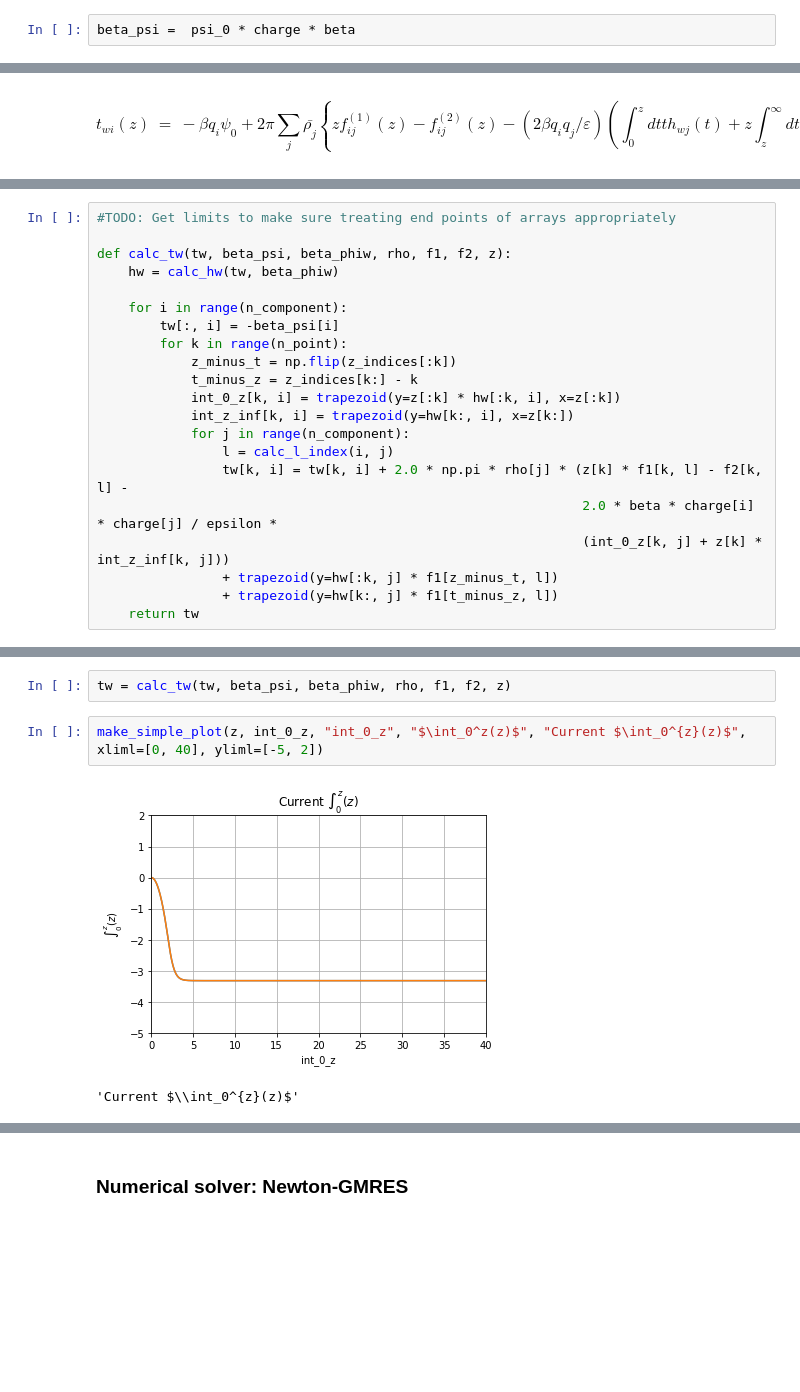
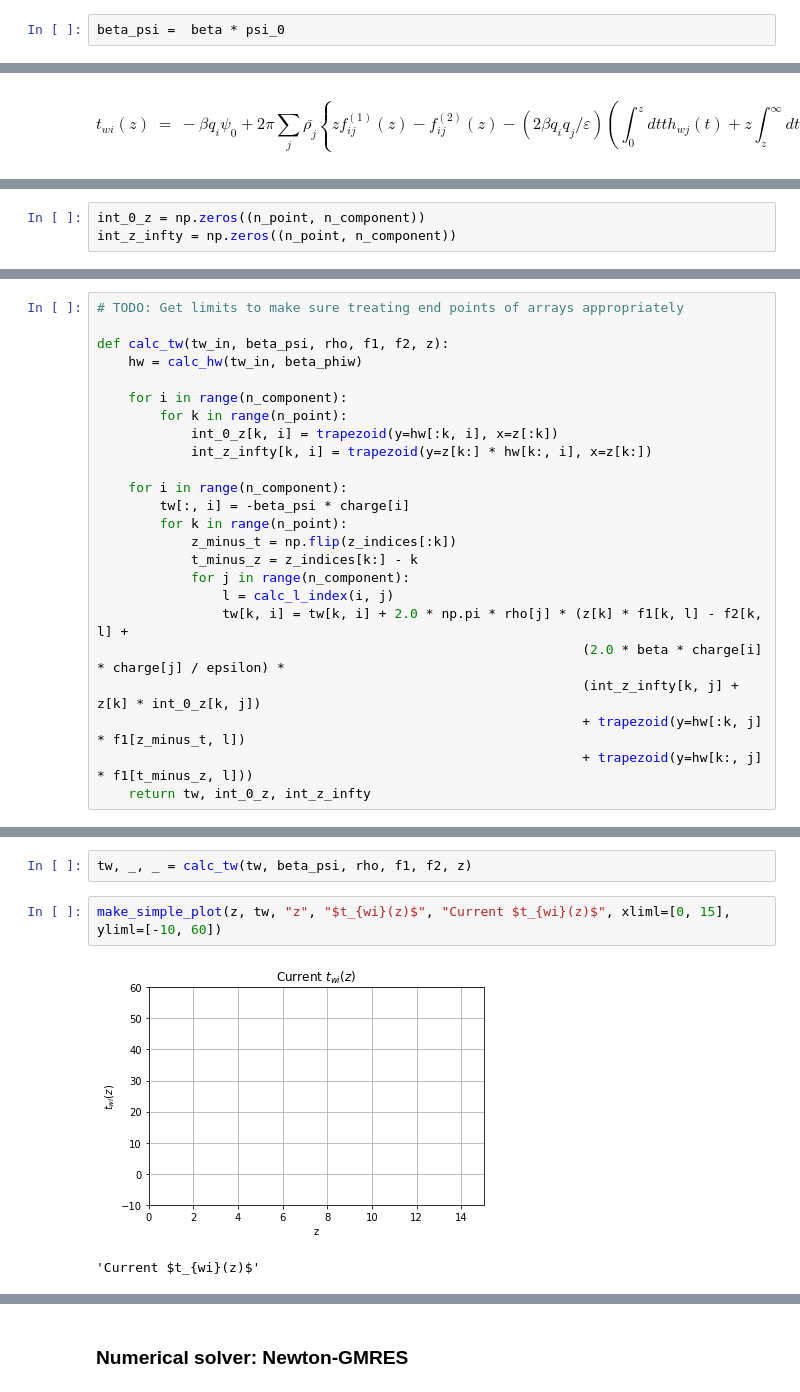
Before and after one commit to Mjboothaus/PhD-Thesis, a Jupyter notebook: notebooks/singlet_kcl.ipynb, the cells around one changed output, grey strips where cells are left out. Saved outputs shown, nothing was run; the diff lists cells and outputs as text; blank space fills up the shorter version.

```diff
--- a/notebooks/singlet_kcl.ipynb
+++ b/notebooks/singlet_kcl.ipynb
@@ -404,4 +399,4 @@ make_simple_plot(z, hw, "z", "$h_{wi}(z)$", "Initial version of $h_{wi}(z)$", yl
 [figure]
 'Initial version of $h_{wi}(z)$'
 # %%
-beta_psi =  psi_0 * charge * beta
+beta_psi =  beta * psi_0
@@ -415,0 +423,3 @@ int_0_infty = np.zeros((n_point, n_pair))
+# %%
+int_0_z = np.zeros((n_point, n_component))
+int_z_infty = np.zeros((n_point, n_component))
@@ -416,21 +434,24 @@ int_0_infty = np.zeros((n_point, n_pair))
 # %%
-#TODO: Get limits to make sure treating end points of arrays appropriately
+# TODO: Get limits to make sure treating end points of arrays appropriately
 
-def calc_tw(tw, beta_psi, beta_phiw, rho, f1, f2, z):
-    hw = calc_hw(tw, beta_phiw)
+def calc_tw(tw_in, beta_psi, rho, f1, f2, z):
+    hw = calc_hw(tw_in, beta_phiw)
 
     for i in range(n_component):
-        tw[:, i] = -beta_psi[i]
+        for k in range(n_point):
+            int_0_z[k, i] = trapezoid(y=hw[:k, i], x=z[:k])
+            int_z_infty[k, i] = trapezoid(y=z[k:] * hw[k:, i], x=z[k:])
+
+    for i in range(n_component):
+        tw[:, i] = -beta_psi * charge[i]
         for k in range(n_point):
             z_minus_t = np.flip(z_indices[:k])
             t_minus_z = z_indices[k:] - k
-            int_0_z[k, i] = trapezoid(y=z[:k] * hw[:k, i], x=z[:k])
-            int_z_inf[k, i] = trapezoid(y=hw[k:, i], x=z[k:])
             for j in range(n_component):
                 l = calc_l_index(i, j)
-                tw[k, i] = tw[k, i] + 2.0 * np.pi * rho[j] * (z[k] * f1[k, l] - f2[k, l] -
-                                                              2.0 * beta * charge[i] * charge[j] / epsilon *
-                                                              (int_0_z[k, j] + z[k] * int_z_inf[k, j]))
-                + trapezoid(y=hw[:k, j] * f1[z_minus_t, l])
-                + trapezoid(y=hw[k:, j] * f1[t_minus_z, l])
-    return tw
+                tw[k, i] = tw[k, i] + 2.0 * np.pi * rho[j] * (z[k] * f1[k, l] - f2[k, l] +
+                                                              (2.0 * beta * charge[i] * charge[j] / epsilon) *
+                                                              (int_z_infty[k, j] + z[k] * int_0_z[k, j])
+                                                              + trapezoid(y=hw[:k, j] * f1[z_minus_t, l])
+                                                              + trapezoid(y=hw[k:, j] * f1[t_minus_z, l]))
+    return tw, int_0_z, int_z_infty
@@ -437,7 +511,7 @@ def calc_tw(tw, beta_psi, beta_phiw, rho, f1, f2, z):
 # %%
-tw = calc_tw(tw, beta_psi, beta_phiw, rho, f1, f2, z)
+tw, _, _ = calc_tw(tw, beta_psi, rho, f1, f2, z)
 # %%
-make_simple_plot(z, int_0_z, "int_0_z", "$\int_0^z(z)$", "Current $\int_0^{z}(z)$", xliml=[0, 40], yliml=[-5, 2])
+make_simple_plot(z, tw, "z", "$t_{wi}(z)$", "Current $t_{wi}(z)$", xliml=[0, 15], yliml=[-10, 60])
 # %% [output]
-[figure, old version]
+[figure, new version]
-'Current $\\int_0^{z}(z)$'
+'Current $t_{wi}(z)$'
```
Also changed, not shown: parts of 28 cells of this notebook, 8 other files.
